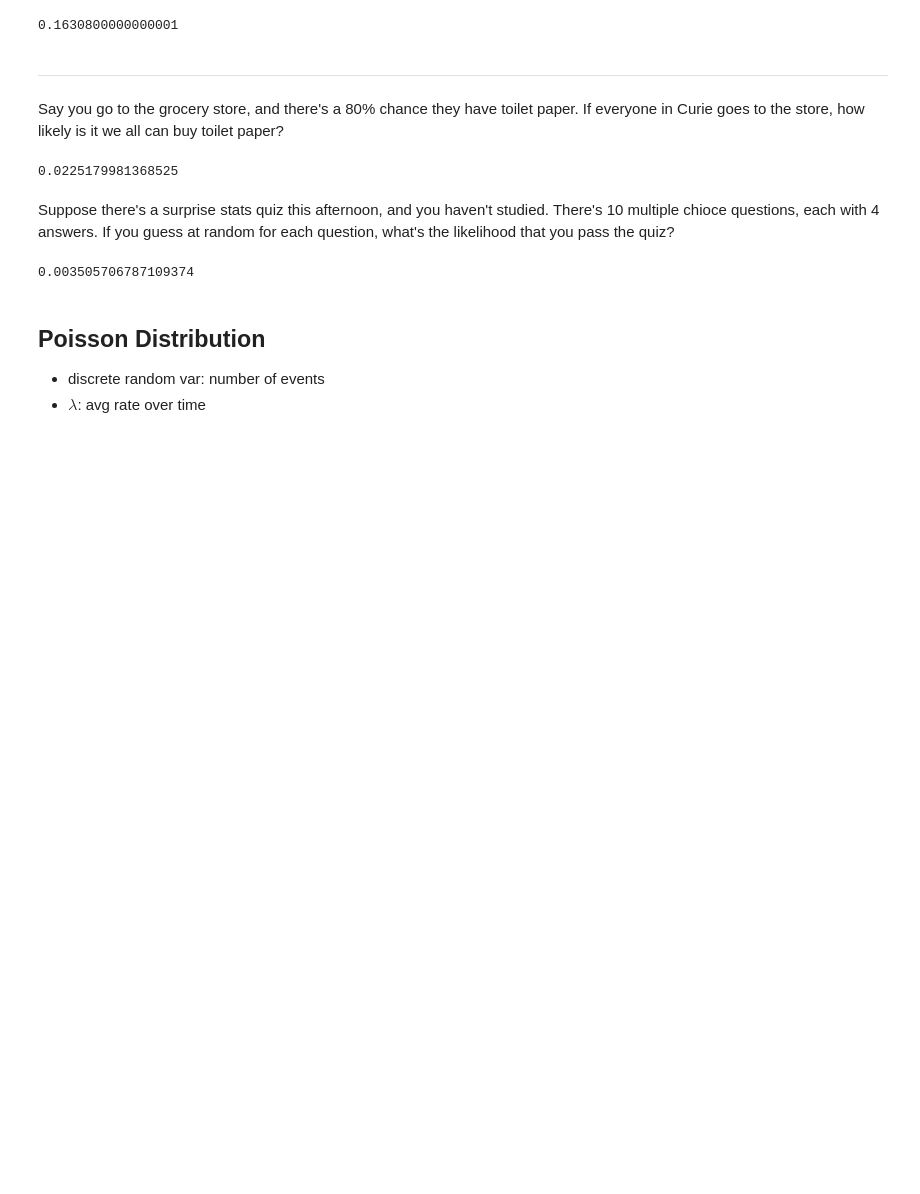
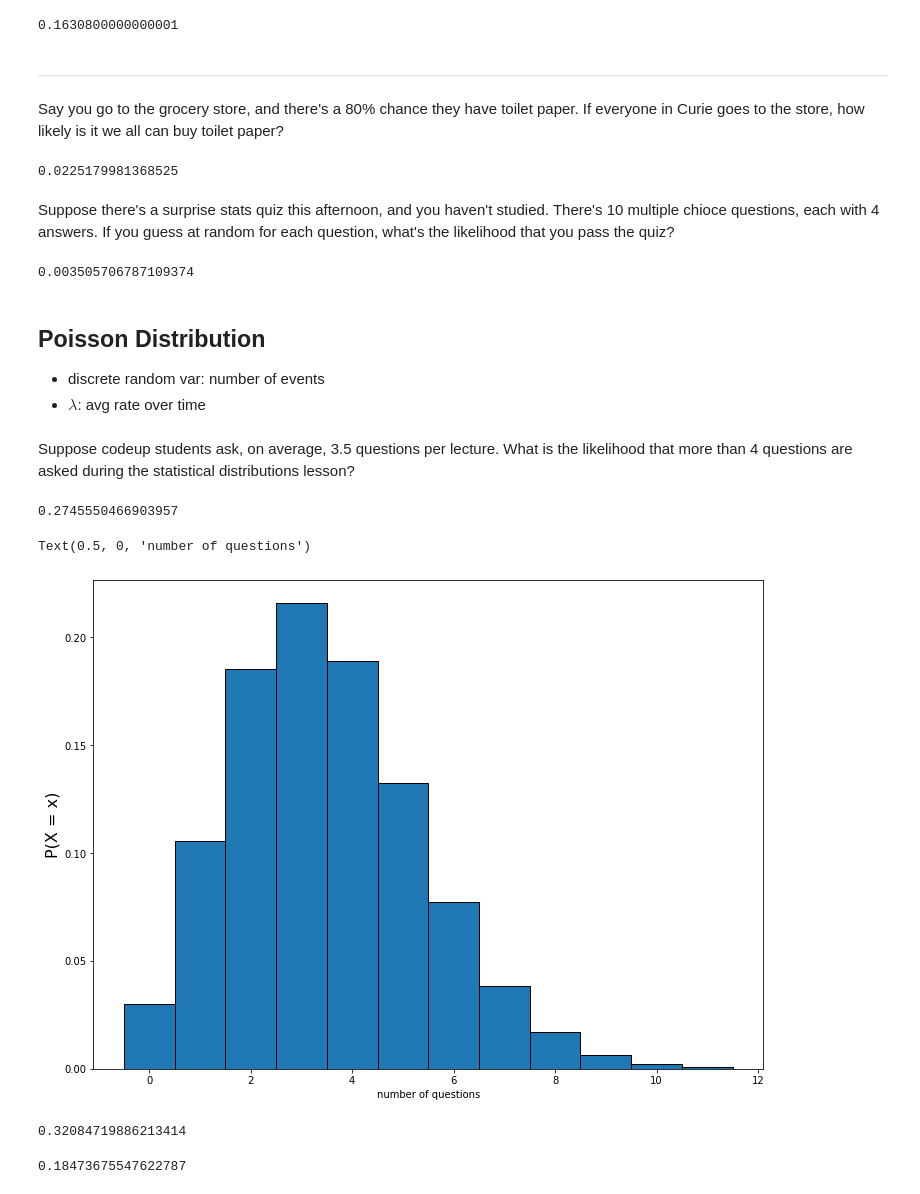
Before and after one commit to CodeupClassroom/curie-statistics-exercises, a Jupyter notebook: distributions-lesson.ipynb, the cells around one changed output. Saved outputs shown, nothing was run; the diff lists cells and outputs as text; code cells hidden in the pictures; blank space fills up the shorter version.

Commit message:
Finish distributions lesson

```diff
--- a/distributions-lesson.ipynb
+++ b/distributions-lesson.ipynb
@@ -256,3 +256,37 @@ stats.binom(n, p).sf(6) # 7 or more
 
 - discrete random var: number of events
 - $\lambda$: avg rate over time
+# %% [markdown]
+Suppose codeup students ask, on average, 3.5 questions per lecture. What is the likelihood that more than 4 questions are asked during the statistical distributions lesson?
+# %%
+stats.poisson(3.5).sf(4)
+# %% [output]
+0.2745550466903957
+# %%
+plt.figure(figsize=(12, 9))
+x = np.arange(0, 12)
+y = stats.poisson(3.5).pmf(x)
+
+plt.bar(x, y, ec='black', width=1)
+plt.ylabel('P(X = x)', size=16)
+plt.xlabel('number of questions')
+# %% [output]
+Text(0.5, 0, 'number of questions')
+[figure, added]
+# %%
+# what is the likelihood that 2 or fewer questions are asked?
+stats.poisson(3.5).cdf(2)
+# %% [output]
+0.32084719886213414
+# %%
+# For modeling food trucks we used a binomial distribution
+# Given P(food truck shows up one day), number of days
+
+# for a poisson distribution, we need an average rate over time
+# given number of food trucks per week
+# on average 3 food trucks show up per week.
+
+# for a given week, what's the likelihood that a food truck shows up every day -- p(5 or more food trucks show up)
+stats.poisson(3).sf(4)
+# %% [output]
+0.18473675547622787
```
Also changed, not shown: parts of 3 cells of this notebook.
